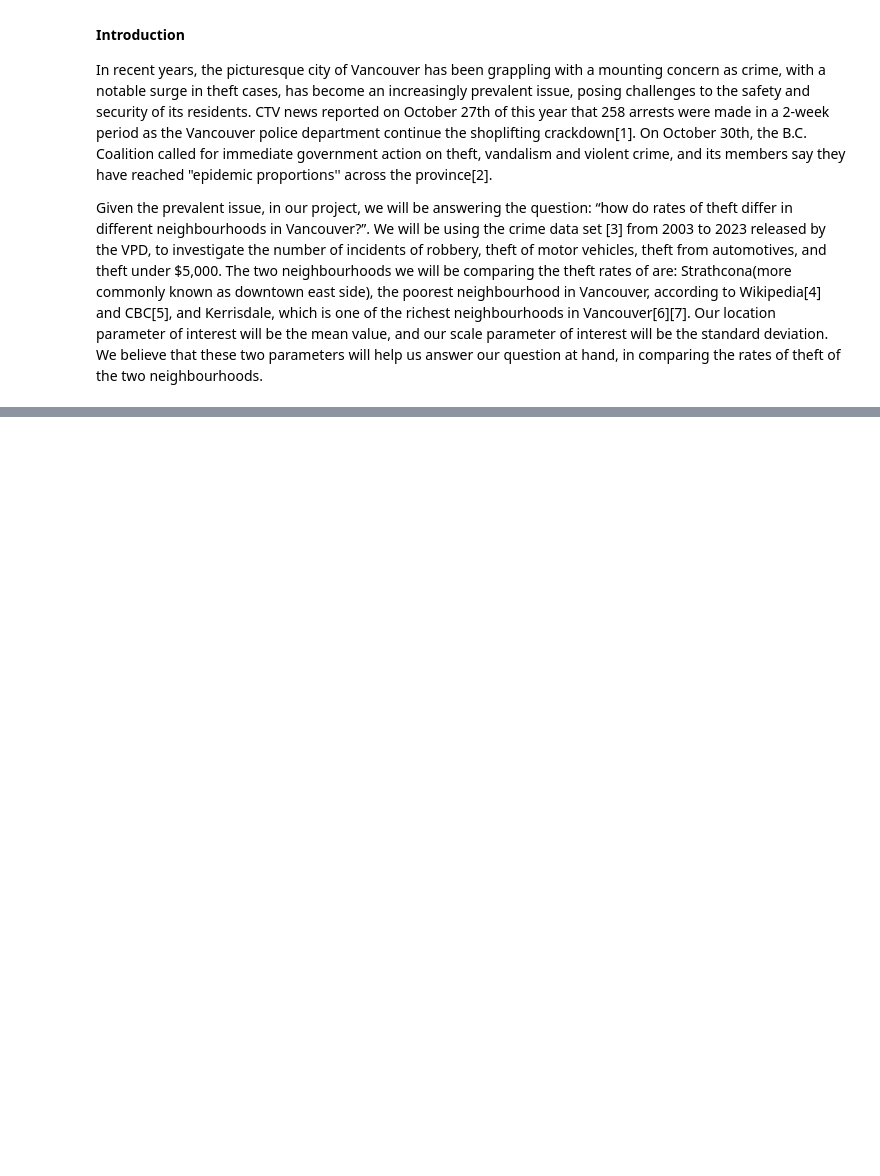
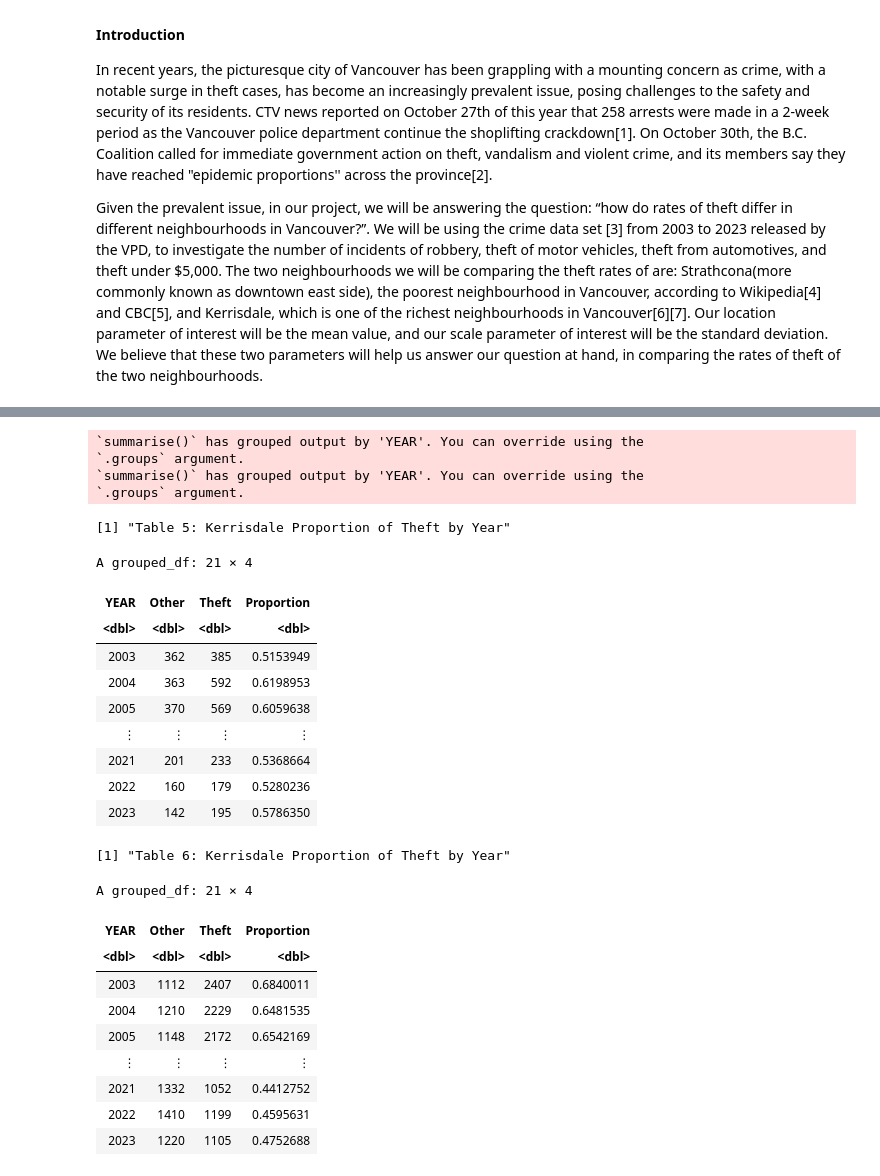
Before and after one commit to emilywang0/stat201-project-group13, a Jupyter notebook: Proposal.ipynb, the cells around one changed output, grey strips where cells are left out. Cells and saved outputs as stored; diff of their text form; code cells hidden in the pictures; blank space fills up the shorter version.

```diff
--- a/Proposal.ipynb
+++ b/Proposal.ipynb
@@ -138,0 +180,53 @@ A tibble: 6 × 3
+# %%
+kerrisdale_crimes_grouped <- kerrisdale_crimes |>
+    mutate(TYPE = ifelse(TYPE %in% c("Theft of Bicycle", "Theft of Vehicle", "Theft from Vehicle", "Other Theft"),
+                         "Theft", "Other"))
+
+strathcona_crimes_grouped <- strathcona_crimes |>
+    mutate(TYPE = ifelse(TYPE %in% c("Theft of Bicycle", "Theft of Vehicle", "Theft from Vehicle", "Other Theft"),
+                         "Theft", "Other"))
+
+kerrisdale_yearly_proportions <- kerrisdale_crimes_grouped |>
+    group_by(YEAR, TYPE) |>
+    summarise(count = n()) |>
+    spread(TYPE, count, fill = 0) |>
+    mutate(Proportion = Theft / (Theft + Other))
+
+strathcona_yearly_proportions <- strathcona_crimes_grouped |>
+    group_by(YEAR, TYPE) |>
+    summarise(count = n()) |>
+    spread(TYPE, count, fill = 0) |>
+    mutate(Proportion = Theft / (Theft + Other))
+
+print("Table 5: Kerrisdale Proportion of Theft by Year")
+kerrisdale_yearly_proportions
+
+print("Table 6: Kerrisdale Proportion of Theft by Year")
+strathcona_yearly_proportions
+# %% [output]
+`summarise()` has grouped output by 'YEAR'. You can override using the
+`.groups` argument.
+`summarise()` has grouped output by 'YEAR'. You can override using the
+`.groups` argument.
+[1] "Table 5: Kerrisdale Proportion of Theft by Year"
+A grouped_df: 21 × 4
+| YEAR | Other | Theft | Proportion |
+| <dbl> | <dbl> | <dbl> | <dbl> |
+| 2003 | 362 | 385 | 0.5153949 |
+| 2004 | 363 | 592 | 0.6198953 |
+| 2005 | 370 | 569 | 0.6059638 |
+| ⋮ | ⋮ | ⋮ | ⋮ |
+| 2021 | 201 | 233 | 0.5368664 |
+| 2022 | 160 | 179 | 0.5280236 |
+| 2023 | 142 | 195 | 0.5786350 |
+[1] "Table 6: Kerrisdale Proportion of Theft by Year"
+A grouped_df: 21 × 4
+| YEAR | Other | Theft | Proportion |
+| <dbl> | <dbl> | <dbl> | <dbl> |
+| 2003 | 1112 | 2407 | 0.6840011 |
+| 2004 | 1210 | 2229 | 0.6481535 |
+| 2005 | 1148 | 2172 | 0.6542169 |
+| ⋮ | ⋮ | ⋮ | ⋮ |
+| 2021 | 1332 | 1052 | 0.4412752 |
+| 2022 | 1410 | 1199 | 0.4595631 |
+| 2023 | 1220 | 1105 | 0.4752688 |
```
Also changed, not shown: parts of 19 cells of this notebook.
